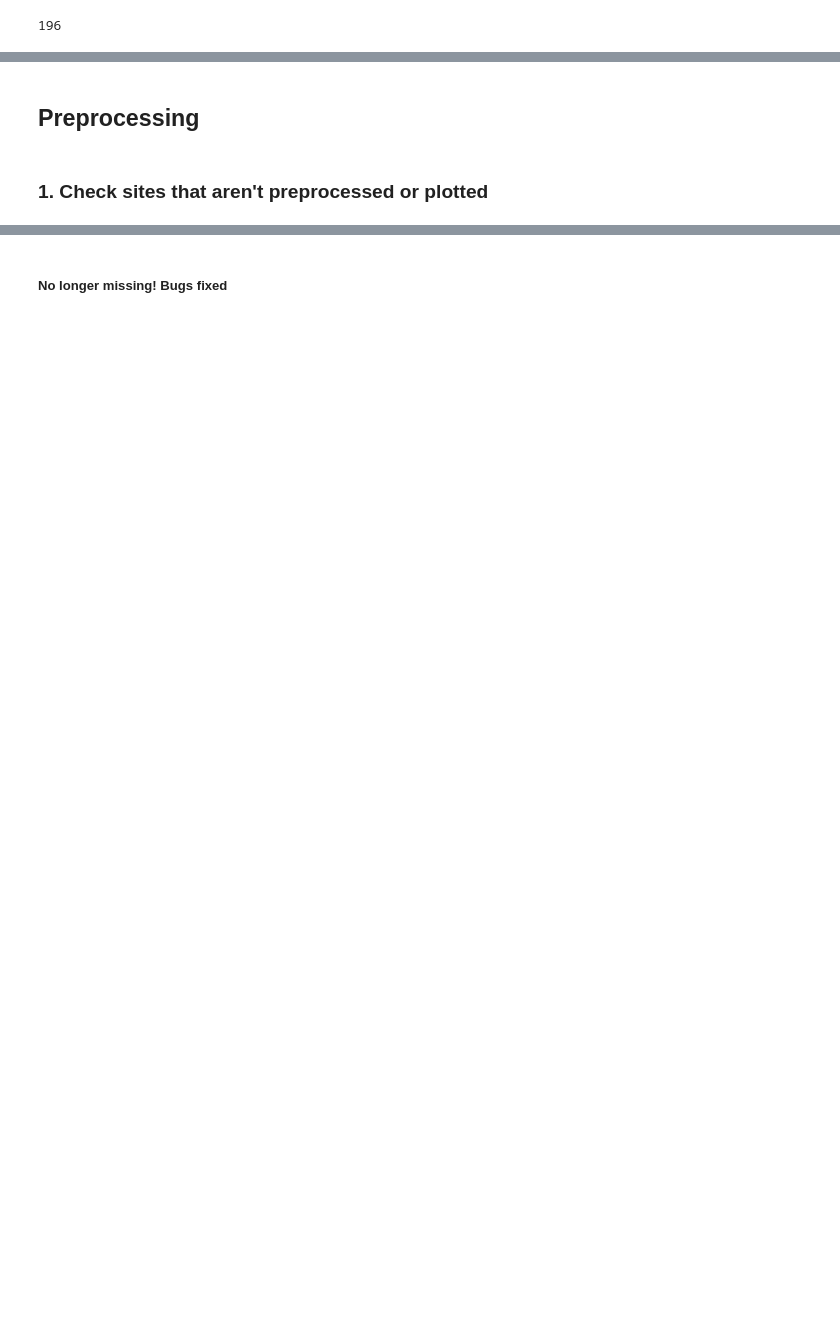
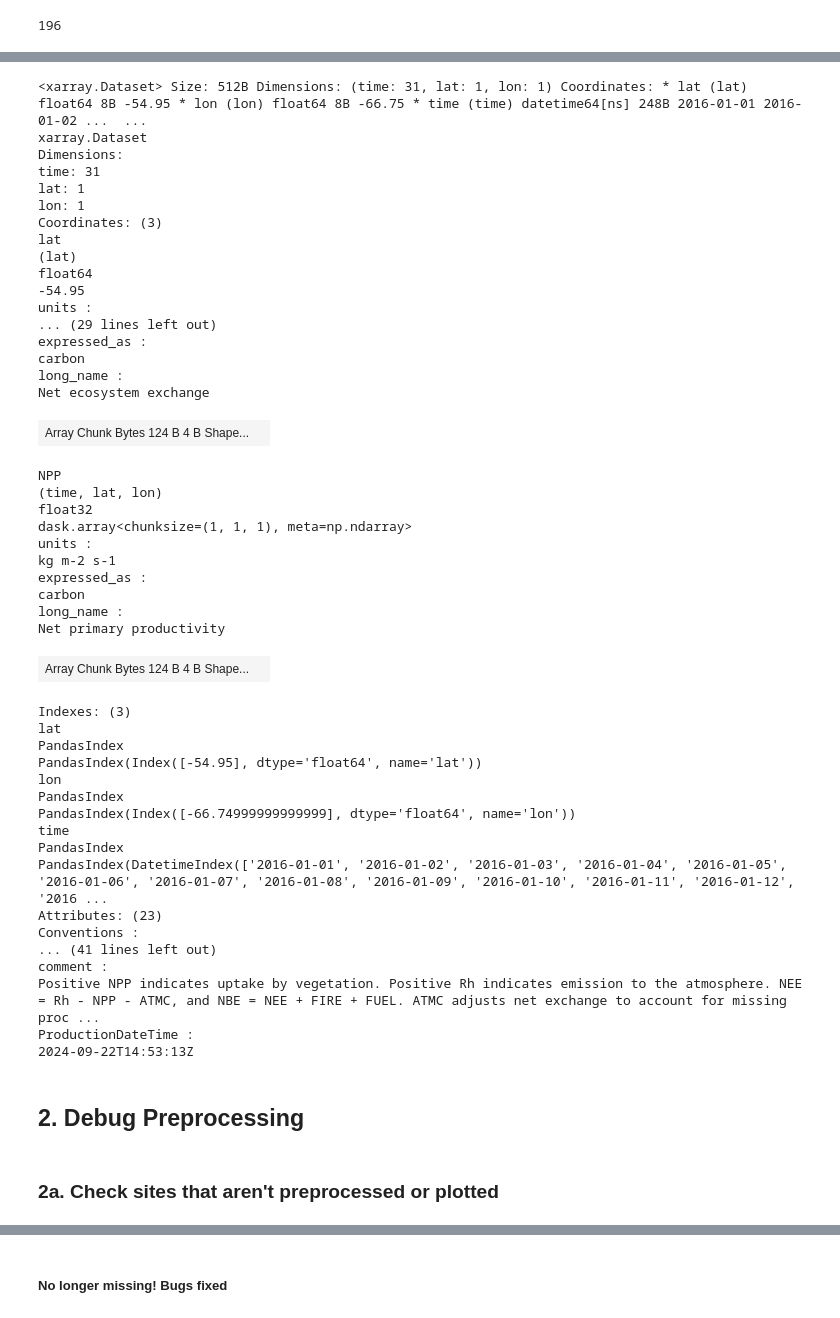
Before and after one commit to hannahzafar/FLUXNET-Model-comparison, a Jupyter notebook: notebooks/Debug-sandbox.ipynb, the cells around one changed output, grey strips where cells are left out. Cells and saved outputs as stored; diff of their text form; code cells hidden in the pictures; blank space fills up the shorter version.

```diff
--- a/notebooks/Debug-sandbox.ipynb
+++ b/notebooks/Debug-sandbox.ipynb
@@ -39,7 +40,7 @@ import pprint
 # Define misc variables
 # I can't get the config.py to work in jupyternotebook because it does not know where $NOBACKUP is
 amer_filepath = '../../ameriflux-data/'
-mic_filepath = '../intermediates/'
+mic_filepath = '../../micasa-data/'
 timedelta = 'DD'
 # %%
 # Import site metadata csv
@@ -71,0 +181,51 @@ def get_amer_match(amer_filepath, site_ID):
+# %%
+# %%time
+ds_subset = ds.sel(lon=site_lon, lat=site_lat, method='nearest')
+ds_subset
+# %% [output]
+<xarray.Dataset> Size: 512B Dimensions: (time: 31, lat: 1, lon: 1) Coordinates: * lat (lat) float64 8B -54.95 * lon (lon) float64 8B -66.75 * time (time) datetime64[ns] 248B 2016-01-01 2016-01-02 ...  ...
+xarray.Dataset
+Dimensions:
+time: 31
+lat: 1
+lon: 1
+Coordinates: (3)
+lat
+(lat)
+float64
+-54.95
+units :
+... (29 lines left out)
+expressed_as :
+carbon
+long_name :
+Net ecosystem exchange
+| Array Chunk Bytes 124 B 4 B Shape... |  |
+NPP
+(time, lat, lon)
+float32
+dask.array<chunksize=(1, 1, 1), meta=np.ndarray>
+units :
+kg m-2 s-1
+expressed_as :
+carbon
+long_name :
+Net primary productivity
+| Array Chunk Bytes 124 B 4 B Shape... |  |
+Indexes: (3)
+lat
+PandasIndex
+PandasIndex(Index([-54.95], dtype='float64', name='lat'))
+lon
+PandasIndex
+PandasIndex(Index([-66.74999999999999], dtype='float64', name='lon'))
+time
+PandasIndex
+PandasIndex(DatetimeIndex(['2016-01-01', '2016-01-02', '2016-01-03', '2016-01-04', '2016-01-05', '2016-01-06', '2016-01-07', '2016-01-08', '2016-01-09', '2016-01-10', '2016-01-11', '2016-01-12', '2016 ...
+Attributes: (23)
+Conventions :
+... (41 lines left out)
+comment :
+Positive NPP indicates uptake by vegetation. Positive Rh indicates emission to the atmosphere. NEE = Rh - NPP - ATMC, and NBE = NEE + FIRE + FUEL. ATMC adjusts net exchange to account for missing proc ...
+ProductionDateTime :
+2024-09-22T14:53:13Z
@@ -72,6 +247,6 @@ def get_amer_match(amer_filepath, site_ID):
 # %% [markdown]
-## Preprocessing
+## 2. Debug Preprocessing
 # %% [markdown]
-### 1. Check sites that aren't preprocessed or plotted
+### 2a. Check sites that aren't preprocessed or plotted
 # %%
 # Get list of files and create dataframe with truncated filenames
```
Also changed, not shown: parts of 59 cells of this notebook, 3 other files.
